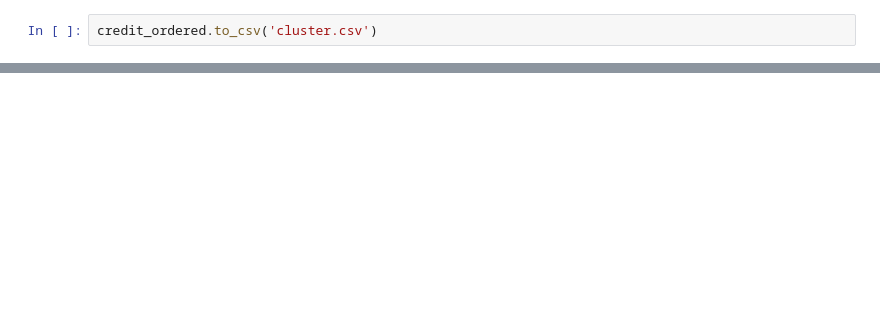
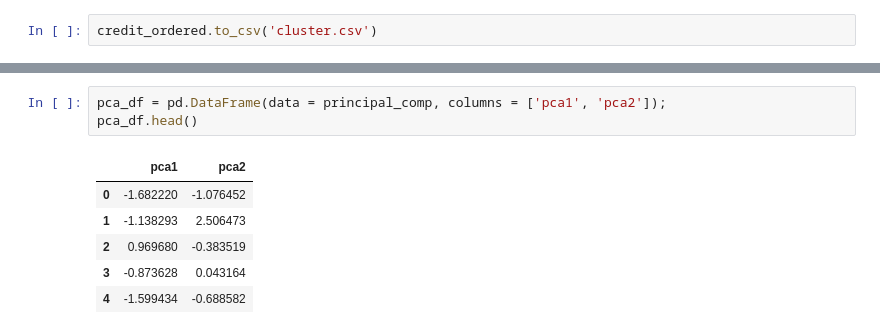
Before and after one commit to itimes-digital/use_cases_data_science, a Jupyter notebook: Use_Case_Marketing.ipynb, the cells around one changed output, grey strips where cells are left out. Drawn from its saved outputs; the diff is of its cells as text; blank space fills up the shorter version.

```diff
--- a/Use_Case_Marketing.ipynb
+++ b/Use_Case_Marketing.ipynb
@@ -351,0 +366,10 @@ credit_ordered.to_csv('cluster.csv')
+# %%
+pca_df = pd.DataFrame(data = principal_comp, columns = ['pca1', 'pca2']);
+pca_df.head()
+# %% [output]
+|  | pca1 | pca2 |
+| 0 | -1.682220 | -1.076452 |
+| 1 | -1.138293 | 2.506473 |
+| 2 | 0.969680 | -0.383519 |
+| 3 | -0.873628 | 0.043164 |
+| 4 | -1.599434 | -0.688582 |
```
Also changed, not shown: parts of 4 cells of this notebook.
